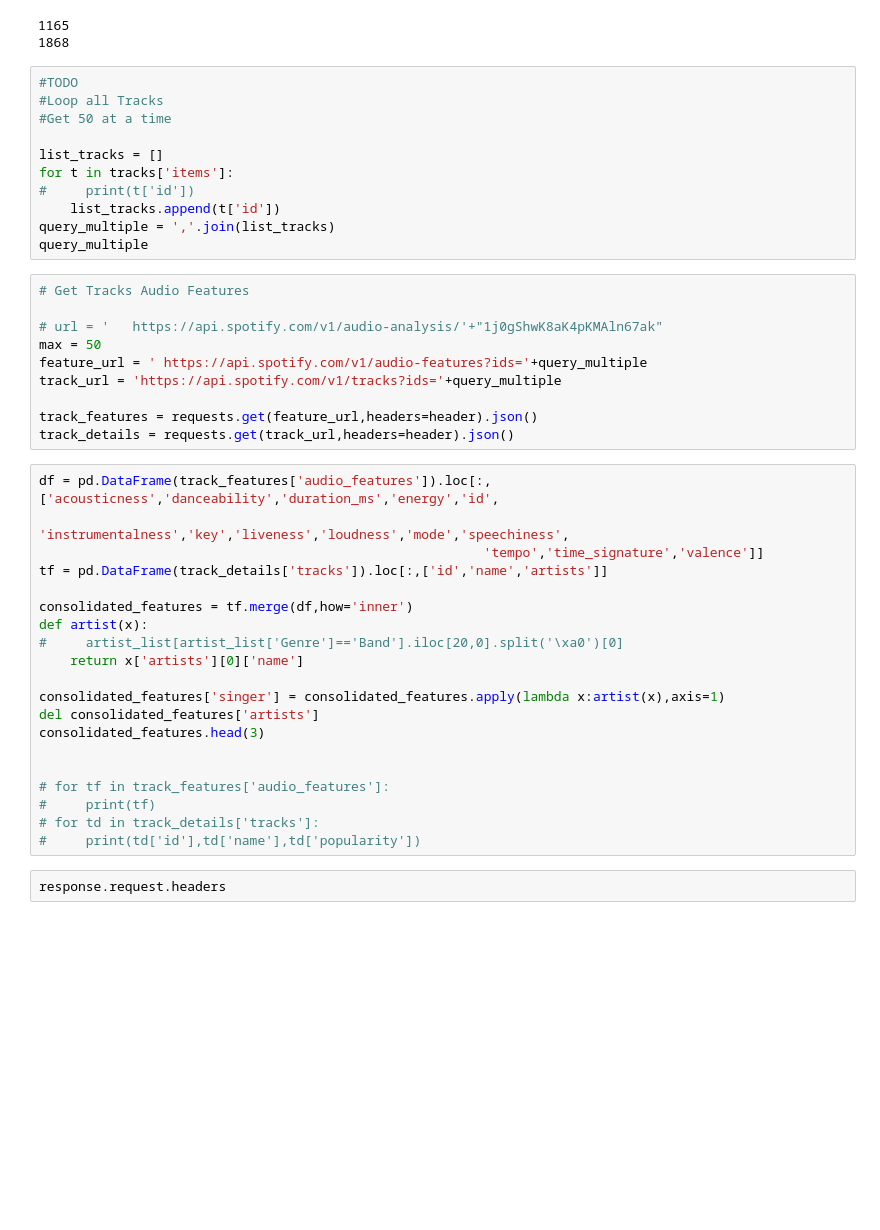
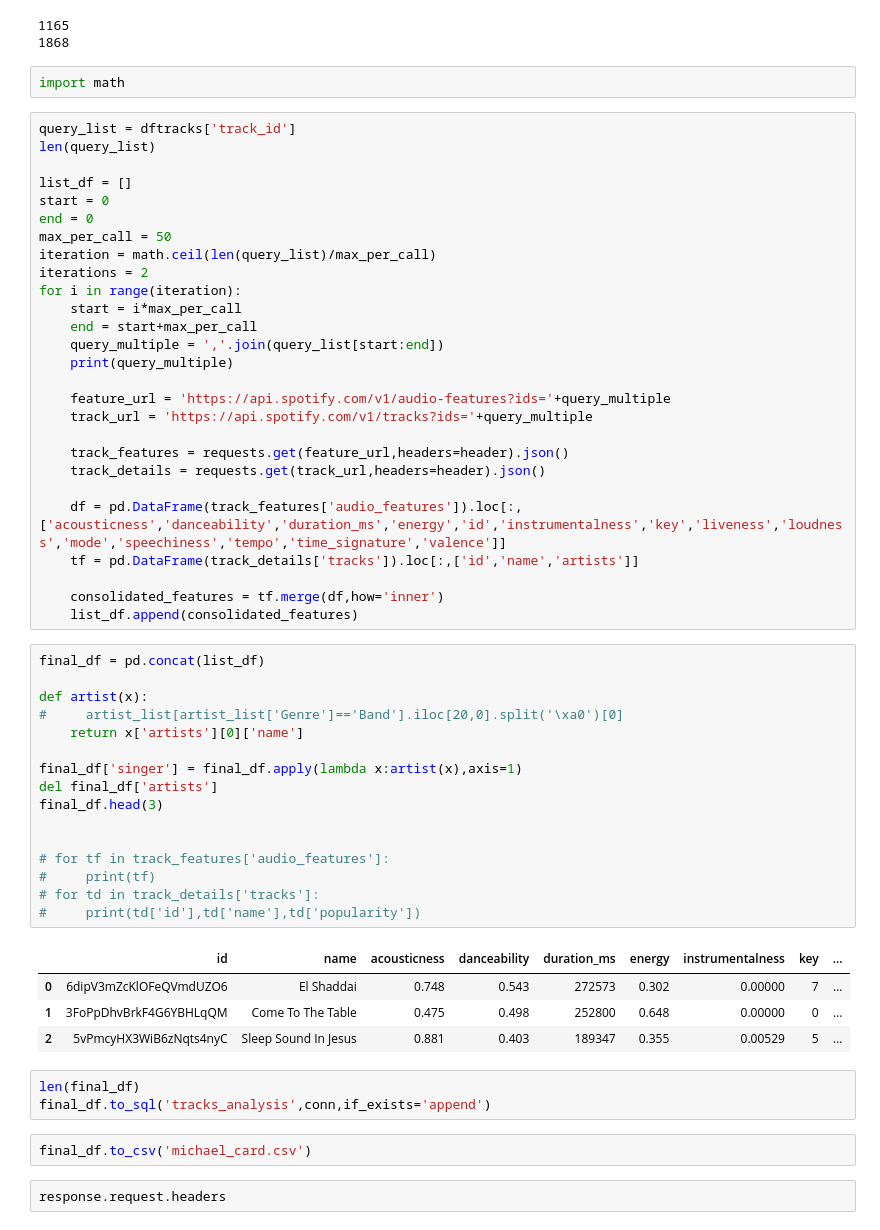
Before and after one commit to chenjennhaur/lyrics, a Jupyter notebook: API.ipynb, the cells around one changed output. Drawn from its saved outputs; the diff is of its cells as text; blank space fills up the shorter version.

```diff
--- a/API.ipynb
+++ b/API.ipynb
@@ -193,47 +211,61 @@ print(len(dftracks))
 # %% [output]
 1165
 1868
-# %%
-#TODO
-#Loop all Tracks
-#Get 50 at a time
-
-list_tracks = []
-for t in tracks['items']:
-#     print(t['id'])
-    list_tracks.append(t['id'])
-query_multiple = ','.join(list_tracks)
-query_multiple
-# %%
-# Get Tracks Audio Features
-
-# url = '	https://api.spotify.com/v1/audio-analysis/'+"1j0gShwK8aK4pKMAln67ak"
-max = 50
-feature_url = '	https://api.spotify.com/v1/audio-features?ids='+query_multiple
-track_url = 'https://api.spotify.com/v1/tracks?ids='+query_multiple
-
-track_features = requests.get(feature_url,headers=header).json()
-track_details = requests.get(track_url,headers=header).json()
+# %%
+import math
+# %%
+query_list = dftracks['track_id']
+len(query_list)
+
+list_df = []
+start = 0
+end = 0
+max_per_call = 50
+iteration = math.ceil(len(query_list)/max_per_call)
+iterations = 2
+for i in range(iteration):
+    start = i*max_per_call
+    end = start+max_per_call
+    query_multiple = ','.join(query_list[start:end])
+    print(query_multiple)
+
+    feature_url = 'https://api.spotify.com/v1/audio-features?ids='+query_multiple
+    track_url = 'https://api.spotify.com/v1/tracks?ids='+query_multiple
+
+    track_features = requests.get(feature_url,headers=header).json()
+    track_details = requests.get(track_url,headers=header).json()
+
+    df = pd.DataFrame(track_features['audio_features']).loc[:,['acousticness','danceability','duration_ms','energy','id','instrumentalness','key','liveness','loudness','mode','speechiness','tempo','time_signature','valence']]
+    tf = pd.DataFrame(track_details['tracks']).loc[:,['id','name','artists']]
+
+    consolidated_features = tf.merge(df,how='inner')
+    list_df.append(consolidated_features)
 # %%
-df = pd.DataFrame(track_features['audio_features']).loc[:,['acousticness','danceability','duration_ms','energy','id',
-                                                         'instrumentalness','key','liveness','loudness','mode','speechiness',
-                                                         'tempo','time_signature','valence']]
-tf = pd.DataFrame(track_details['tracks']).loc[:,['id','name','artists']]
+final_df = pd.concat(list_df)
 
-consolidated_features = tf.merge(df,how='inner')
 def artist(x):
 #     artist_list[artist_list['Genre']=='Band'].iloc[20,0].split('\xa0')[0]
     return x['artists'][0]['name']
 
-consolidated_features['singer'] = consolidated_features.apply(lambda x:artist(x),axis=1)
-del consolidated_features['artists']
-consolidated_features.head(3)
+final_df['singer'] = final_df.apply(lambda x:artist(x),axis=1)
+del final_df['artists']
+final_df.head(3)
 
 
 # for tf in track_features['audio_features']:
 #     print(tf)
 # for td in track_details['tracks']:
 #     print(td['id'],td['name'],td['popularity'])
+# %% [output]
+|  | id | name | acousticness | danceability | duration_ms | energy | instrumentalness | key | ... |
+| 0 | 6dipV3mZcKlOFeQVmdUZO6 | El Shaddai | 0.748 | 0.543 | 272573 | 0.302 | 0.00000 | 7 | ... |
+| 1 | 3FoPpDhvBrkF4G6YBHLqQM | Come To The Table | 0.475 | 0.498 | 252800 | 0.648 | 0.00000 | 0 | ... |
+| 2 | 5vPmcyHX3WiB6zNqts4nyC | Sleep Sound In Jesus | 0.881 | 0.403 | 189347 | 0.355 | 0.00529 | 5 | ... |
+# %%
+len(final_df)
+final_df.to_sql('tracks_analysis',conn,if_exists='append')
+# %%
+final_df.to_csv('michael_card.csv')
 # %%
 response.request.headers
 # %% [markdown]
```
Also changed, not shown: parts of 8 cells of this notebook.
